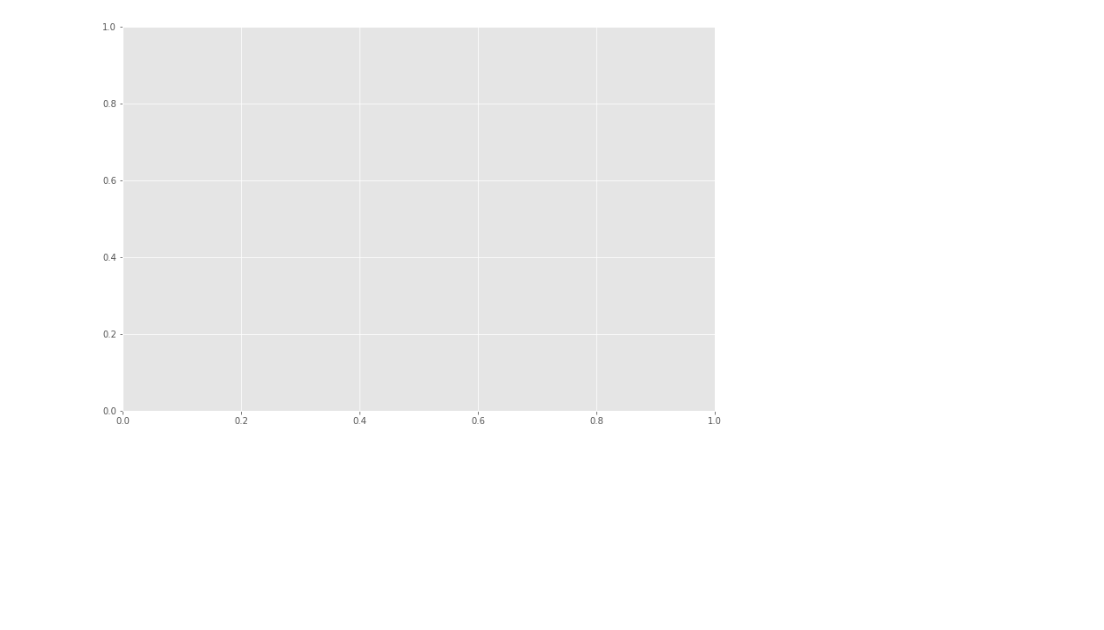
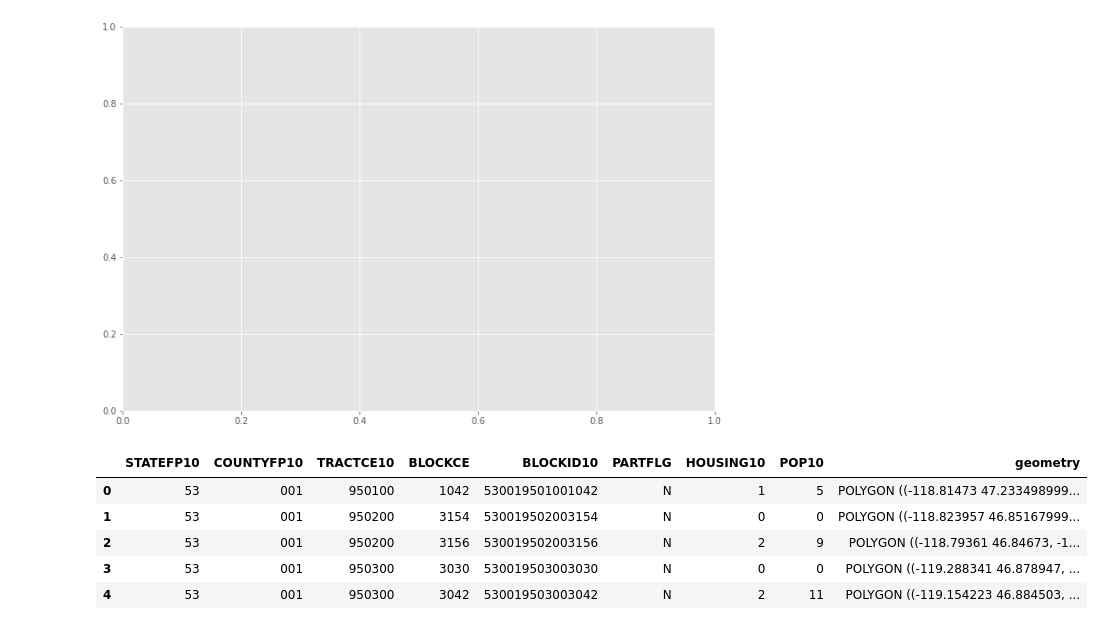
Before and after one commit to magstewart/wildfire-project, a Jupyter notebook: Wildfires_EDA.ipynb, the cells around one changed output. Saved outputs shown, nothing was run; the diff lists cells and outputs as text; code cells hidden in the pictures; blank space fills up the shorter version.

```diff
--- a/Wildfires_EDA.ipynb
+++ b/Wildfires_EDA.ipynb
@@ -1099,0 +1104,9 @@ ImportError: PySAL is required to use the 'scheme' keyword
+# %%
+human_pop.head()
+# %% [output]
+|  | STATEFP10 | COUNTYFP10 | TRACTCE10 | BLOCKCE | BLOCKID10 | PARTFLG | HOUSING10 | POP10 | geometry |
+| 0 | 53 | 001 | 950100 | 1042 | 530019501001042 | N | 1 | 5 | POLYGON ((-118.81473 47.233498999... |
+| 1 | 53 | 001 | 950200 | 3154 | 530019502003154 | N | 0 | 0 | POLYGON ((-118.823957 46.85167999... |
+| 2 | 53 | 001 | 950200 | 3156 | 530019502003156 | N | 2 | 9 | POLYGON ((-118.79361 46.84673, -1... |
+| 3 | 53 | 001 | 950300 | 3030 | 530019503003030 | N | 0 | 0 | POLYGON ((-119.288341 46.878947, ... |
+| 4 | 53 | 001 | 950300 | 3042 | 530019503003042 | N | 2 | 11 | POLYGON ((-119.154223 46.884503, ... |
```
Also changed, not shown: parts of 5 cells of this notebook, 5 other files.
